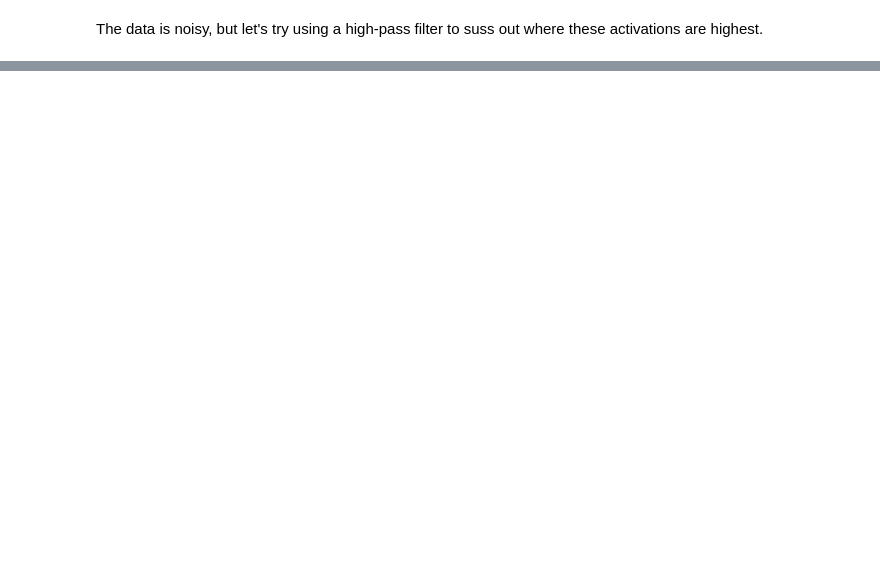
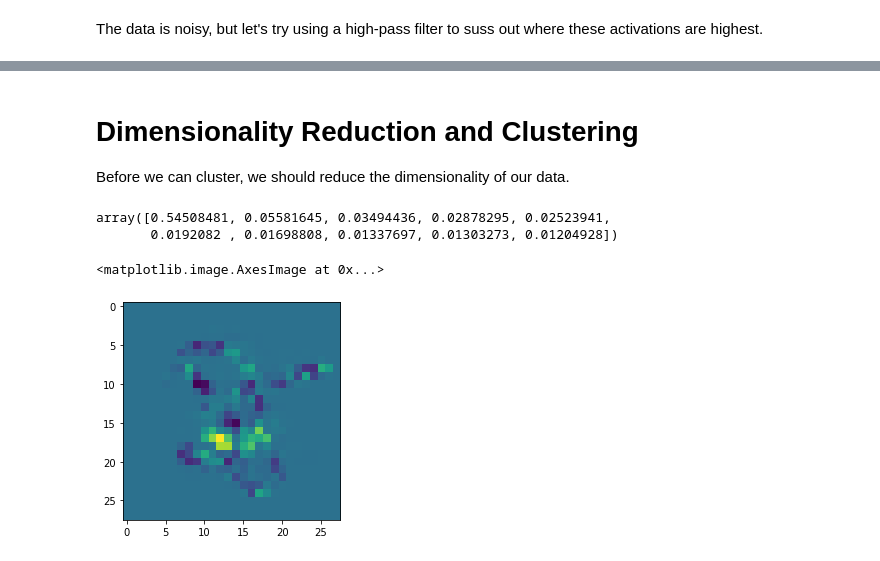
Before and after one commit to pkage/class_introspection, a Jupyter notebook: initial-explorations/MNIST- Keras.ipynb, the cells around one changed output, grey strips where cells are left out. Cells and saved outputs as stored; diff of their text form; code cells hidden in the pictures; blank space fills up the shorter version.

```diff
--- a/initial-explorations/MNIST- Keras.ipynb
+++ b/initial-explorations/MNIST- Keras.ipynb
@@ -350,0 +363,6 @@ plt.imshow(high_pass_filter(shap_values_hw[1][15],0.008))
+# %%
+# get all the indices we care about out of the
+orig_idx_8s, _ = np.where(y_tst == 8)
+orig_idx_1s, _ = np.where(y_tst == 1)
+idx_all = np.hstack([orig_idx_1s, orig_idx_8s])
+print(f'Instances to compute SHAP values for: {idx_all.shape[0]}')
@@ -350,0 +418,4 @@ plt.imshow(high_pass_filter(shap_values_hw[1][15],0.008))
+# %% [markdown]
+# Dimensionality Reduction and Clustering
+
+Before we can cluster, we should reduce the dimensionality of our data.
@@ -350,0 +424,13 @@ plt.imshow(high_pass_filter(shap_values_hw[1][15],0.008))
+# %%
+pca = PCA(n_components=10)
+pca_vals = pca.fit_transform([s.flatten() for s in shap_values_clustering[1]])
+# %%
+pca.explained_variance_ratio_
+# %% [output]
+array([0.54508481, 0.05581645, 0.03494436, 0.02878295, 0.02523941,
+       0.0192082 , 0.01698808, 0.01337697, 0.01303273, 0.01204928])
+# %%
+plt.imshow(pca.components_[0].reshape(28,28))
+# %% [output]
+<matplotlib.image.AxesImage at 0x...>
+[figure, added]
```
Also changed, not shown: parts of 48 cells of this notebook, 1 other file.
